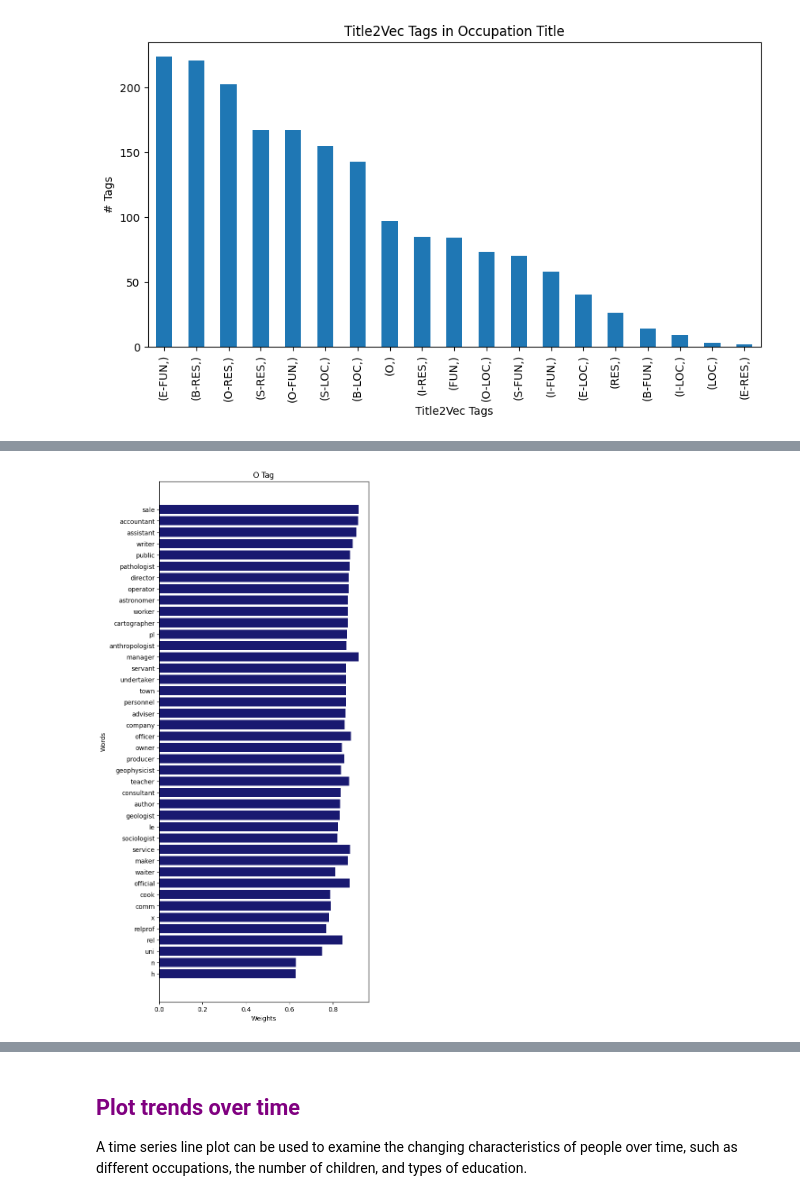
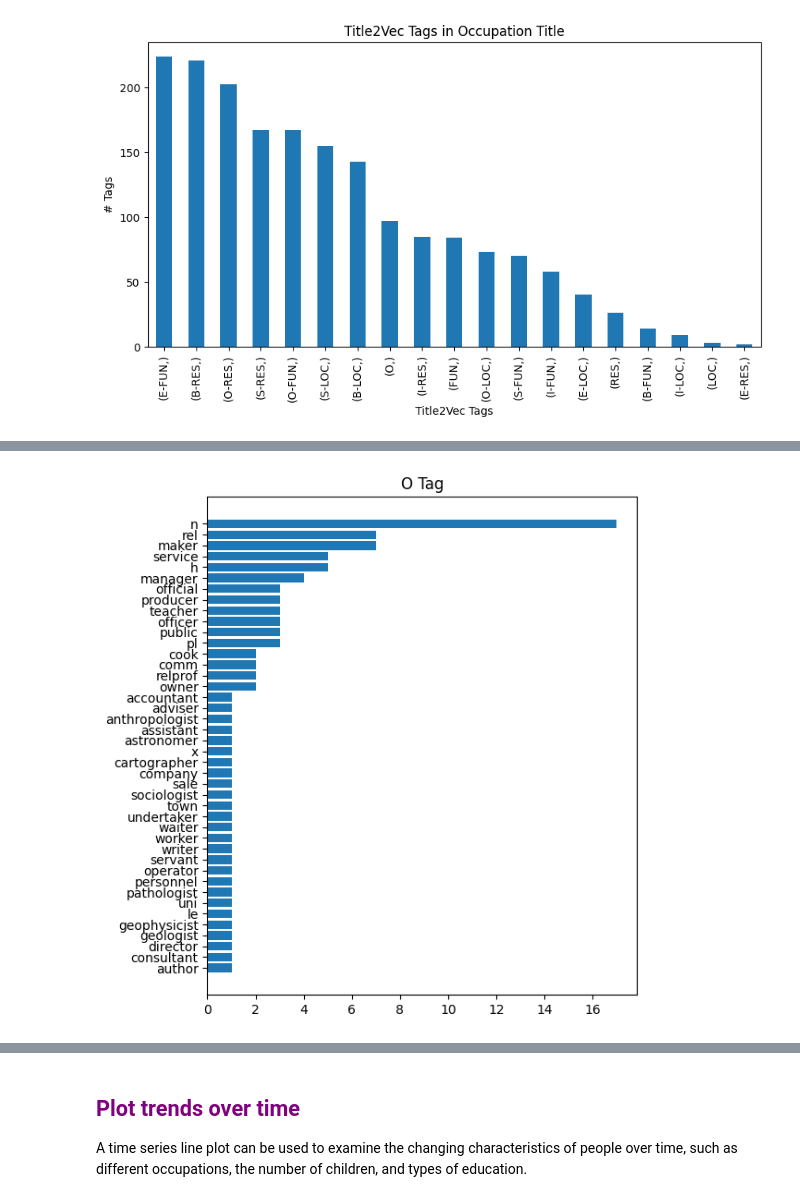
Before and after one commit to tsa-ml/tsa-ml, a Jupyter notebook: Research Questions - Use Cases.ipynb, the cells around one changed output, grey strips where cells are left out. Cells and saved outputs as stored; diff of their text form; code cells hidden in the pictures.

```diff
--- a/Research Questions - Use Cases.ipynb
+++ b/Research Questions - Use Cases.ipynb
@@ -449,6 +448,7 @@ plt.hist([len(token) for token in titles],
          bins = 50,
          color = 'blue',
          width = 0.9)
+plt.rcParams["figure.figsize"] = (6, 6)
 plt.title('Token per title')
 plt.xlabel('Number of Tokens')
 plt.ylabel('# titles')
@@ -509,7 +509,7 @@ for i in range(len(y)):
     token_prediction.append(tag)
     token_prediction_distance.append(label_closest_distance)
 data_ner["tags"] = token_prediction
-data_ner["distance"] = token_prediction_distance
+data_ner["closest distance"] = token_prediction_distance
 
 display(data_ner)
 # %% [output]
@@ -659,24 +803,12 @@ for lbl in title_lbl:
 # %%
 # Occupational outside categories (other)
 
 title_lbl = ["O"]
-i = 0
-for lbl in title_lbl:
-    cluster_tn = data_ner[data_ner["tags"] == lbl]
-    cluster_tn = cluster_tn.sort_values("distance")
-    if cluster_tn["words"].nunique() < 70 and cluster_tn["words"].nunique() > 30 :
-        plt.rcParams["figure.figsize"] = (6, 15)
-    elif cluster_tn["words"].nunique() < 150 and cluster_tn["words"].nunique() > 80 :
-        plt.rcParams["figure.figsize"] = (6, 20)
-    elif cluster_tn["words"].nunique() < 20 and cluster_tn["words"].nunique() > 10 :
-        plt.rcParams["figure.figsize"] = (6, 8)
-    else:
-        plt.rcParams["figure.figsize"] = (6, 1)
-    plt.title(lbl + " Tag")
-    plt.xlabel('Weights')
-    plt.ylabel('Words')
-    plt.barh(cluster_tn["words"], cluster_tn["distance"], color = colors[i])
-    plt.show()
-    i = i + 1
+cluster_tn = construct_list_for_barplot(title_lbl)
+cluster_tn.sort_values("count", inplace = True)
+plt.rcParams["figure.figsize"] = (6, 7)
+plt.title(title_lbl[0] + " Tag")
+plt.barh(cluster_tn["words"], cluster_tn["count"])
+plt.show()
 # %% [output]
-[figure, old version]
+[figure, new version]
```
Also changed, not shown: parts of 21 cells of this notebook, 2 other files.
